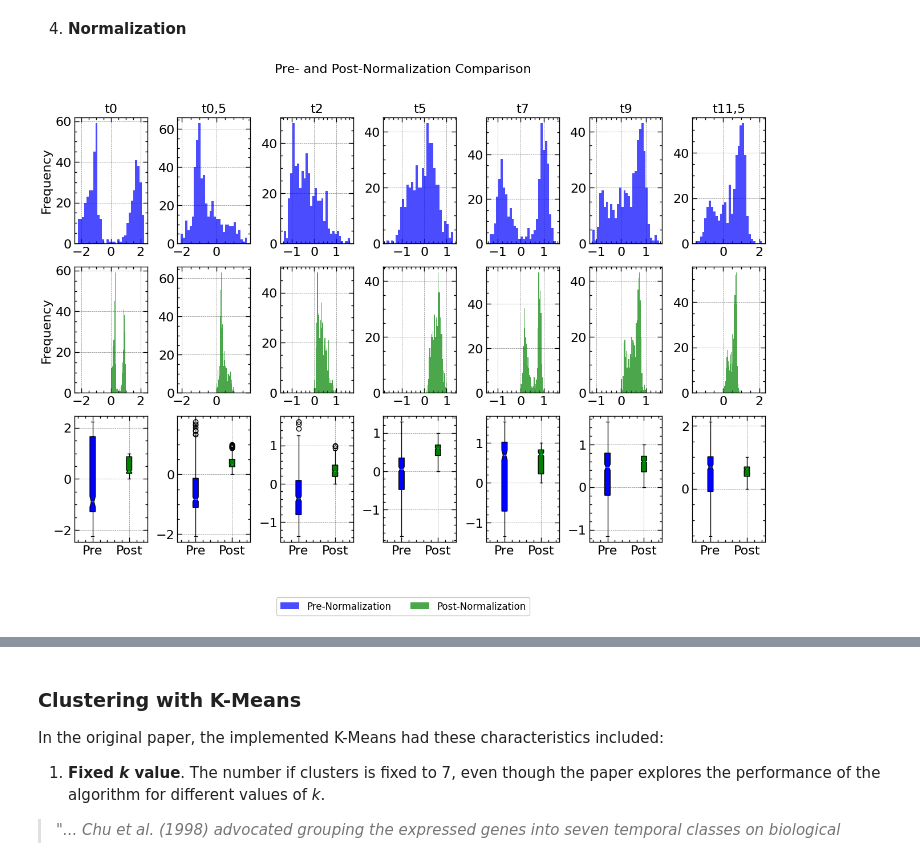
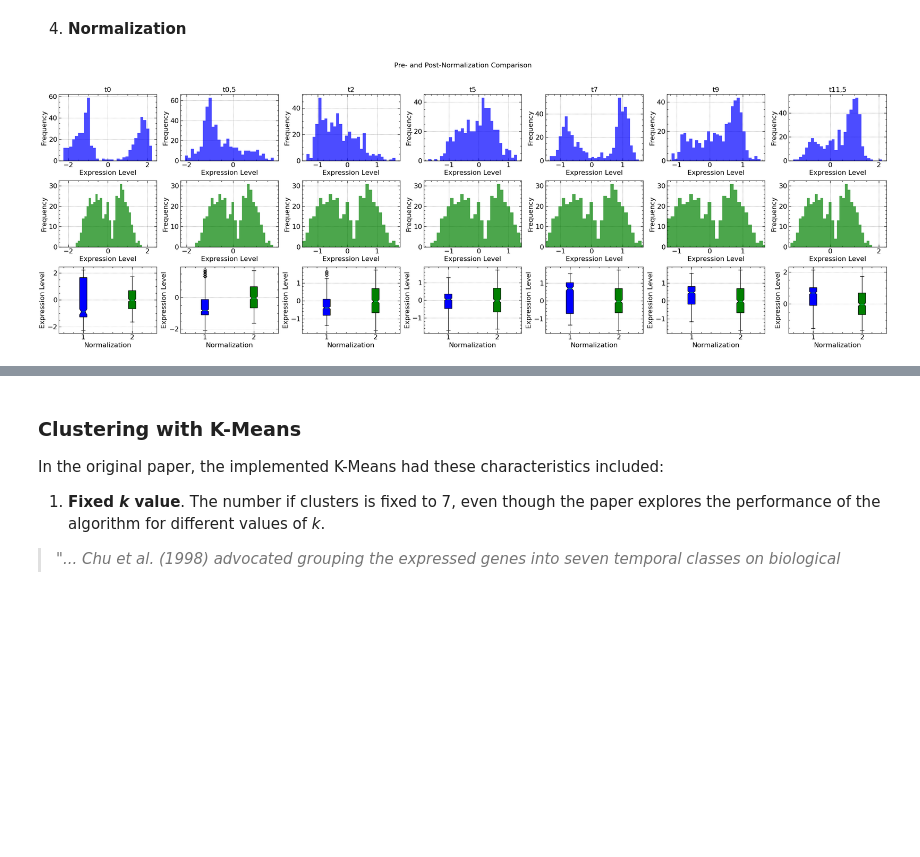
Before and after one commit to MarioPasc/complearn_projects, a Jupyter notebook: Clustering/code/k_means_clustering_sporulaton.ipynb, the cells around one changed output, grey strips where cells are left out. Drawn from its saved outputs; the diff is of its cells as text; code cells hidden in the pictures; blank space fills up the shorter version.

Commit message:
Quartile normalization for gene expression data

```diff
--- a/Clustering/code/k_means_clustering_sporulaton.ipynb
+++ b/Clustering/code/k_means_clustering_sporulaton.ipynb
@@ -197,15 +197,43 @@ The Y-axis joins genes with similar expression levels, this is useful since we c
 # %%
 # Assuming `genes_col` is the 'Genes' column from the original data
 # and is a Series or DataFrame with the same length as `data`.
-def normalize_data_and_plot(data: pd.DataFrame, columns_to_normalize: list, method:str ='StandardScaler'):
+
+def quantile_normalize(df_input):
     """
-    Normalizes the specified columns in the dataset using z-score normalization,
+    Perform quantile normalization on a pandas DataFrame.
+    """
+    # Make a copy to avoid modifying the original data
+    df = df_input.copy()
+
+    # Rank the data
+    sorted_df = pd.DataFrame(np.sort(df.values, axis=0),
+                             index=df.index,
+                             columns=df.columns)
+
+    # Compute the mean of each row across columns
+    mean_ranks = sorted_df.mean(axis=1)
+
+    # Get the ranks of the original data
+    ranks = df.rank(method='min', axis=0).astype(int)
+
+    # Map the ranks to the mean ranks
+    df_normalized = df.copy()
+    for col in df.columns:
+        rank_to_mean = dict(zip(sorted_df[col].rank(method='min').astype(int), mean_ranks))
+        df_normalized[col] = df[col].rank(method='min').astype(int).map(rank_to_mean)
+
+    return df_normalized
+
+def normalize_data_and_plot(data: pd.DataFrame, columns_to_normalize: list, method: str = 'StandardScaler'):
+    """
+    Normalizes the specified columns in the dataset using the specified method,
     plots pre- and post-normalization data with shared x-axis range, and includes
     a boxplot for both sets of data.
 
     Parameters:
     - data: pd.DataFrame, the dataset containing gene expression data
     - columns_to_normalize: list, list of column names that will be normalized
+    - method: str, normalization method ('StandardScaler', 'MinMaxScaler', 'Quantile')
 
     Returns:
     - normalized_data: pd.DataFrame, the dataframe with normalized values for the specified columns
@@ -215,57 +243,67 @@ def normalize_data_and_plot(data: pd.DataFrame, columns_to_normalize: list, meth
     pre_norm_data = data[columns_to_normalize].copy()
 
     # Applying normalization
-    if method == 'StandardScaler': scaler = StandardScaler()
-    elif method == 'MinMaxScaler': scaler = MinMaxScaler()
-
-    normalized_data = pd.DataFrame(scaler.fit_transform(pre_norm_data), columns=columns_to_normalize, index=data.index)
+    if method == 'StandardScaler':
+        scaler = StandardScaler()
+        normalized_values = scaler.fit_transform(pre_norm_data)
+        normalized_data = pd.DataFrame(normalized_values, columns=columns_to_normalize, index=data.index)
+    elif method == 'MinMaxScaler':
+        scaler = MinMaxScaler()
+        normalized_values = scaler.fit_transform(pre_norm_data)
+        normalized_data = pd.DataFrame(normalized_values, columns=columns_to_normalize, index=data.index)
+    elif method == 'Quantile':
+        normalized_data = quantile_normalize(pre_norm_data)
+    else:
+        raise ValueError(f"Unknown normalization method: {method}")
 
     # Plotting pre- and post-normalization data
-    fig, axes = plt.subplots(nrows=3, ncols=len(columns_to_normalize), figsize=(13, 10))
+    fig, axes = plt.subplots(nrows=3, ncols=len(columns_to_normalize), figsize=(4 * len(columns_to_normalize), 10))
     fig.suptitle("Pre- and Post-Normalization Comparison", fontsize=16)
 
     for i, column in enumerate(columns_to_normalize):
         # Pre-normalization plot
-        axes[0, i].hist(pre_norm_data[column], bins=30, color='blue', alpha=0.7, label='Pre-Normalization')
+        axes[0, i].hist(pre_norm_data[column], bins=30, color='blue', alpha=0.7)
         axes[0, i].set_title(f'{column}')
-        axes[0, 0].set_ylabel('Frequency')
+        axes[0, i].set_ylabel('Frequency')
+        axes[0, i].set_xlabel('Expression Level')
 
         # Getting the x-axis limits from pre-normalization data
         x_min, x_max = axes[0, i].get_xlim()
 
         # Post-normalization plot
-        axes[1, i].hist(normalized_data[column], bins=30, color='green', alpha=0.7, label='Post-Normalization')
-        axes[1, 0].set_ylabel('Frequency')
+        axes[1, i].hist(normalized_data[column], bins=30, color='green', alpha=0.7)
+        axes[1, i].set_ylabel('Frequency')
+        axes[1, i].set_xlabel('Expression Level')
         axes[1, i].set_xlim(x_min, x_max)
 
         # Boxplot for pre- and post-normalization
-        boxplots = axes[2, i].boxplot([pre_norm_data[column], normalized_data[column]], patch_artist=True, notch=True)
+        axes[2, i].boxplot([pre_norm_data[column], normalized_data[column]], patch_artist=True, notch=True)
         axes[2, i].set_xticklabels(['Pre', 'Post'])
-
+        axes[2, i].set_ylabel('Expression Level')
+        axes[2, i].set_xlabel('Normalization')
         # Coloring the boxplots
+        boxplots = axes[2, i].boxplot([pre_norm_data[column], normalized_data[column]],
+                                      patch_artist=True, notch=True)
         boxplots['boxes'][0].set_facecolor('blue')  # Pre-normalization box
         boxplots['boxes'][1].set_facecolor('green')  # Post-normalization box
 
-    # Common legend for both pre- and post-normalization
-    pre_handles, pre_labels = axes[0, 0].get_legend_handles_labels()
-    post_handles, post_labels = axes[1, 0].get_legend_handles_labels()
-    fig.legend(pre_handles + post_handles, pre_labels + post_labels, loc='lower center', ncol=2, fontsize=12)
-
-    plt.tight_layout(rect=[0, 0.1, 1, 0.96])
+    # Adjust layout
+    plt.tight_layout(rect=[0, 0.03, 1, 0.95])
     plt.show()
 
     return normalized_data
 
+
 # Normalizing the data
-data_normalized = normalize_data_and_plot(data=data, columns_to_normalize=data.columns[1:], method='MinMaxScaler')
+data_normalized = normalize_data_and_plot(data=data, columns_to_normalize=data.columns[1:], method='Quantile')
 
 # Paste the 'Genes' column back into the normalized DataFrame
 data_normalized['Genes'] = data['Genes'].values  # Use aligned indices to prevent NaN values
 
 # Move 'Genes' column to the first position
 data_normalized = data_normalized[['Genes'] + [col for col in data_normalized.columns if col != 'Genes']]
 # %% [output]
-[figure, old version]
+[figure, new version]
 # %%
 data_normalized.head()
 # %% [output]
```
Also changed, not shown: parts of 11 cells of this notebook, 1 other file.
